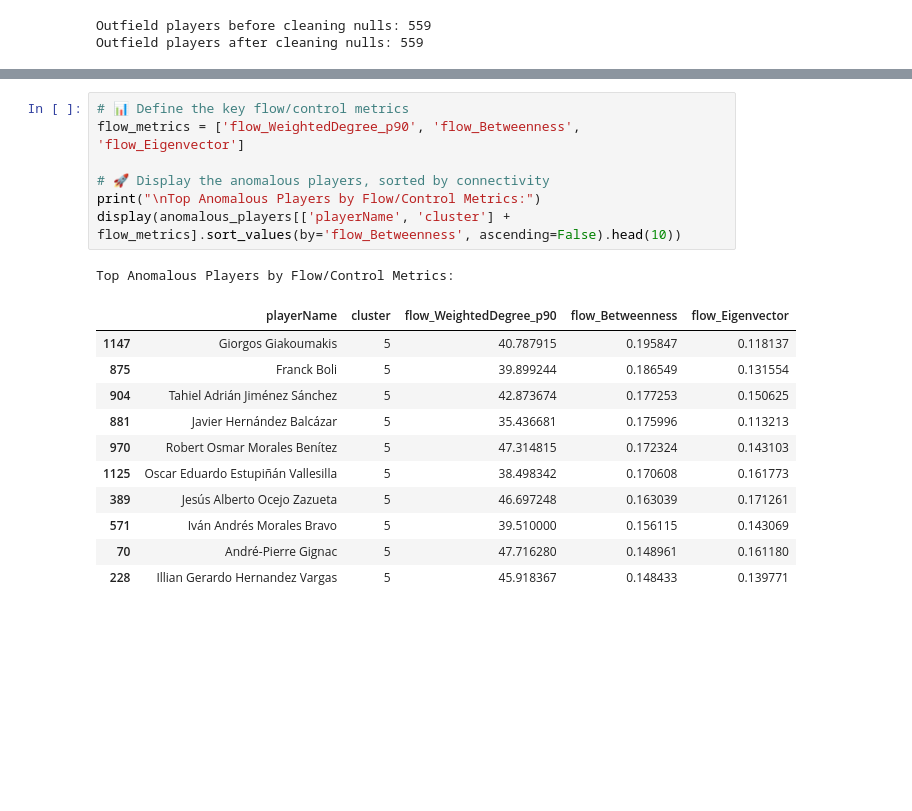
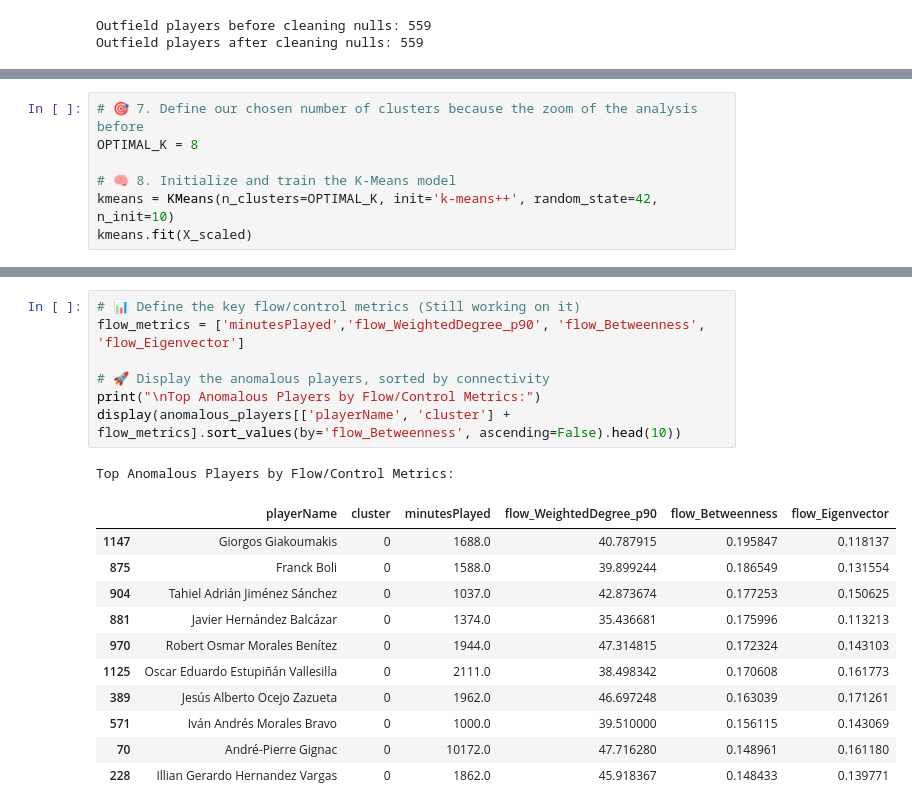
Before and after one commit to SLy-Precision/Player-Detection-and-Team-Performance-Prediction, a Jupyter notebook: 02_Detection_of_Talent.ipynb, the cells around one changed output, grey strips where cells are left out. Saved outputs shown, nothing was run; the diff lists cells and outputs as text; blank space fills up the shorter version.

```diff
--- a/02_Detection_of_Talent.ipynb
+++ b/02_Detection_of_Talent.ipynb
@@ -245,0 +193,7 @@ dtype: int64
+# %%
+# 🎯 7. Define our chosen number of clusters because the zoom of the analysis before
+OPTIMAL_K = 8
+
+# 🧠 8. Initialize and train the K-Means model
+kmeans = KMeans(n_clusters=OPTIMAL_K, init='k-means++', random_state=42, n_init=10)
+kmeans.fit(X_scaled)
@@ -365,21 +332,21 @@ Top Anomalous Players by Offensive Metrics:
 # %%
-# 📊 Define the key flow/control metrics
-flow_metrics = ['flow_WeightedDegree_p90', 'flow_Betweenness', 'flow_Eigenvector']
+# 📊 Define the key flow/control metrics (Still working on it)
+flow_metrics = ['minutesPlayed','flow_WeightedDegree_p90', 'flow_Betweenness', 'flow_Eigenvector']
 
 # 🚀 Display the anomalous players, sorted by connectivity
 print("\nTop Anomalous Players by Flow/Control Metrics:")
 display(anomalous_players[['playerName', 'cluster'] + flow_metrics].sort_values(by='flow_Betweenness', ascending=False).head(10))
 # %% [output]
 Top Anomalous Players by Flow/Control Metrics:
-|  | playerName | cluster | flow_WeightedDegree_p90 | flow_Betweenness | flow_Eigenvector |
-| 1147 | Giorgos Giakoumakis | 5 | 40.787915 | 0.195847 | 0.118137 |
-| 875 | Franck Boli | 5 | 39.899244 | 0.186549 | 0.131554 |
-| 904 | Tahiel Adrián Jiménez Sánchez | 5 | 42.873674 | 0.177253 | 0.150625 |
-| 881 | Javier Hernández Balcázar | 5 | 35.436681 | 0.175996 | 0.113213 |
-| 970 | Robert Osmar Morales Benítez | 5 | 47.314815 | 0.172324 | 0.143103 |
-| 1125 | Oscar Eduardo Estupiñán Vallesilla | 5 | 38.498342 | 0.170608 | 0.161773 |
-| 389 | Jesús Alberto Ocejo Zazueta | 5 | 46.697248 | 0.163039 | 0.171261 |
-| 571 | Iván Andrés Morales Bravo | 5 | 39.510000 | 0.156115 | 0.143069 |
-| 70 | André-Pierre Gignac | 5 | 47.716280 | 0.148961 | 0.161180 |
-| 228 | Illian Gerardo Hernandez Vargas | 5 | 45.918367 | 0.148433 | 0.139771 |
+|  | playerName | cluster | minutesPlayed | flow_WeightedDegree_p90 | flow_Betweenness | flow_Eigenvector |
+| 1147 | Giorgos Giakoumakis | 0 | 1688.0 | 40.787915 | 0.195847 | 0.118137 |
+| 875 | Franck Boli | 0 | 1588.0 | 39.899244 | 0.186549 | 0.131554 |
+| 904 | Tahiel Adrián Jiménez Sánchez | 0 | 1037.0 | 42.873674 | 0.177253 | 0.150625 |
+| 881 | Javier Hernández Balcázar | 0 | 1374.0 | 35.436681 | 0.175996 | 0.113213 |
+| 970 | Robert Osmar Morales Benítez | 0 | 1944.0 | 47.314815 | 0.172324 | 0.143103 |
+| 1125 | Oscar Eduardo Estupiñán Vallesilla | 0 | 2111.0 | 38.498342 | 0.170608 | 0.161773 |
+| 389 | Jesús Alberto Ocejo Zazueta | 0 | 1962.0 | 46.697248 | 0.163039 | 0.171261 |
+| 571 | Iván Andrés Morales Bravo | 0 | 1000.0 | 39.510000 | 0.156115 | 0.143069 |
+| 70 | André-Pierre Gignac | 0 | 10172.0 | 47.716280 | 0.148961 | 0.161180 |
+| 228 | Illian Gerardo Hernandez Vargas | 0 | 1862.0 | 45.918367 | 0.148433 | 0.139771 |
 # %%
```
Also changed, not shown: parts of 14 cells of this notebook.
